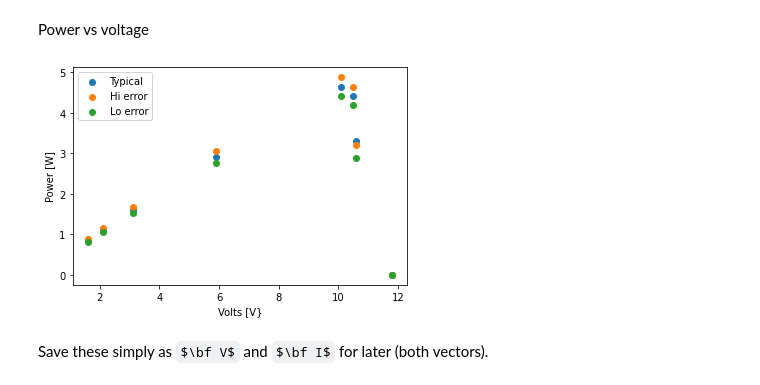
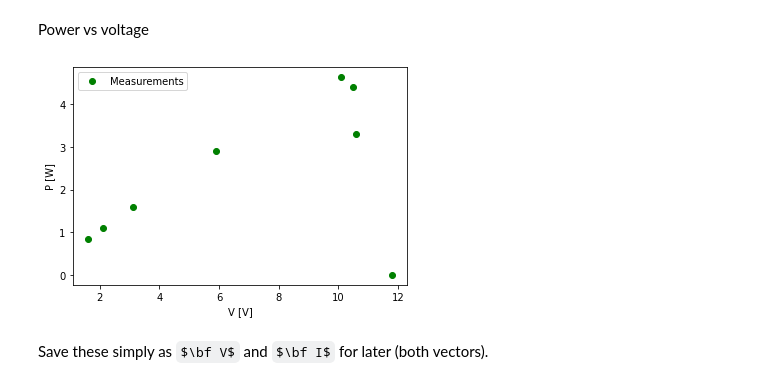
Before and after one commit to woodjmichael/PV-based-systems-lab, a Jupyter notebook: solar_cell_iv_curve_fit.ipynb, the cells around one changed output. Drawn from its saved outputs; the diff is of its cells as text; code cells hidden in the pictures; some formulas as TeX source.

```diff
--- a/solar_cell_iv_curve_fit.ipynb
+++ b/solar_cell_iv_curve_fit.ipynb
@@ -115,15 +133,10 @@ show()
 # %% [markdown]
 Power vs voltage
-# %%
-scatter(d['V'], d['P'], label='Typical')
-scatter(d['V'], d['P+'], label='Hi error')
-scatter(d['V'], d['P-'], label='Lo error')
-legend()
-xlabel('Volts [V}')
-ylabel('Power [W]')
-show()
-# %% [output]
-[figure, removed]
+# %%
+p.add_series('Measurements', d.V, d.P, 'o', 'green')
+p.plot(xname='V [V]', yname='P [W]')
+# %% [output]
+[figure, added]
 # %% [markdown]
 Save these simply as $\bf V$ and $\bf I$ for later (both vectors).
 # %%
```
Also changed, not shown: parts of 12 cells of this notebook.
